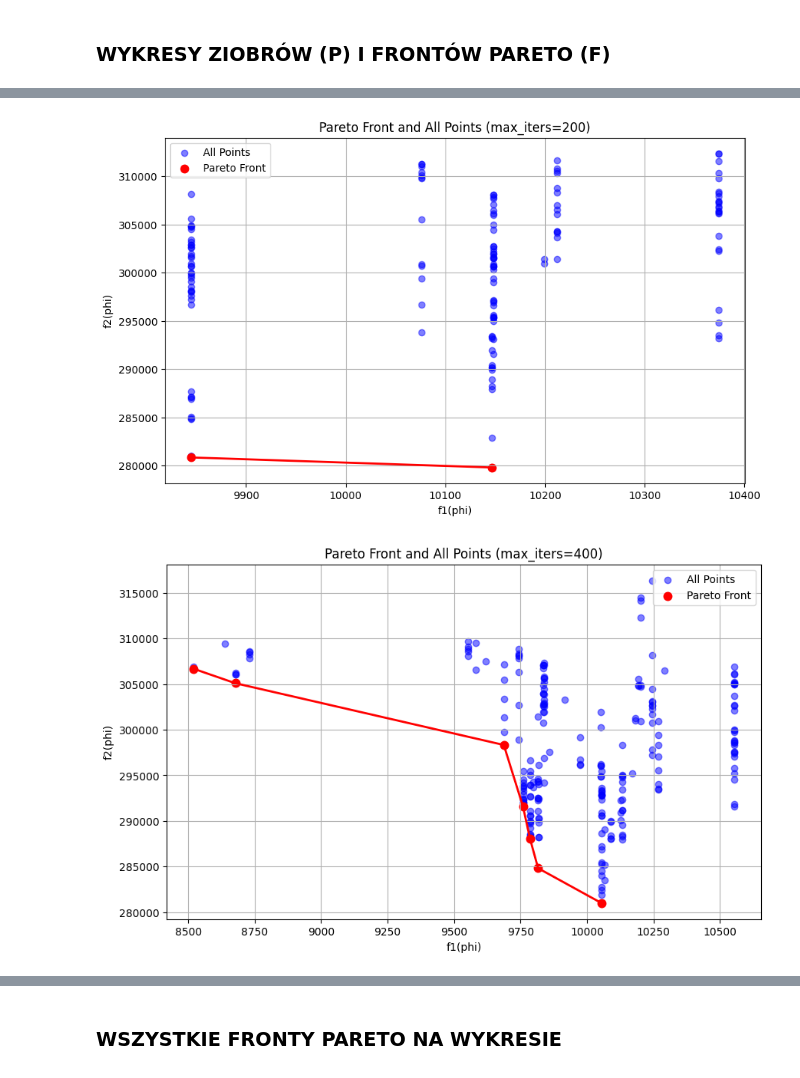
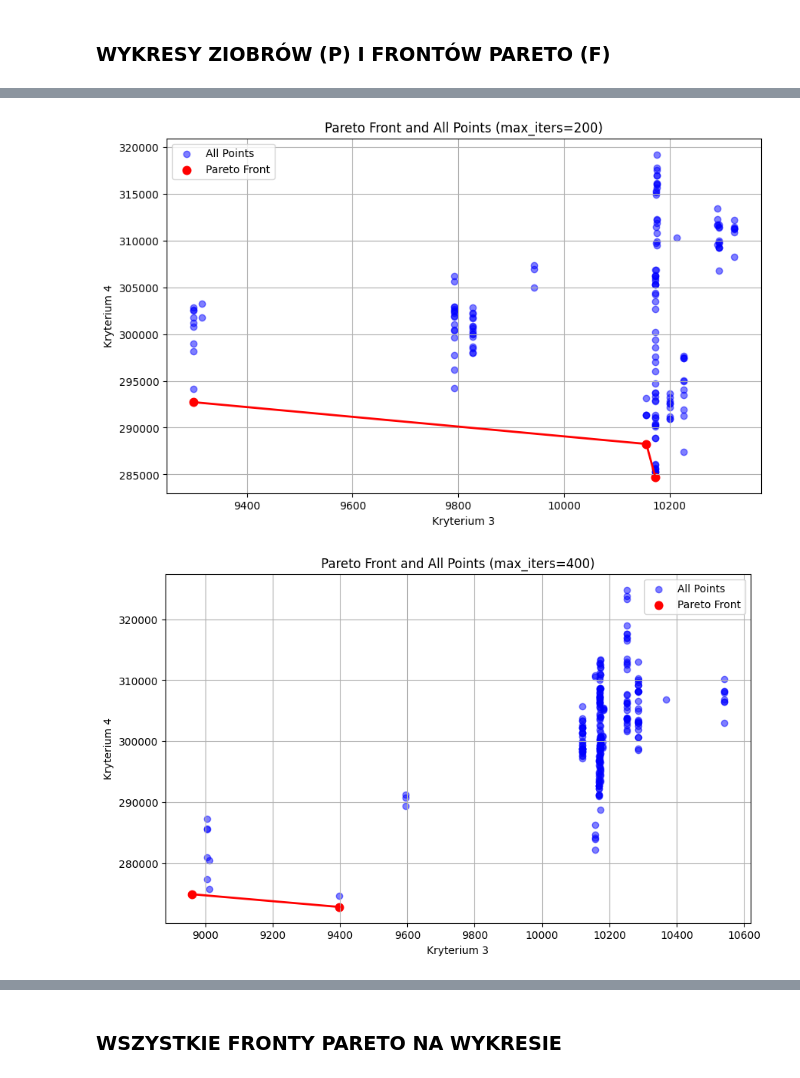
Before and after one commit to CenturionTheMan/OptimizationLabs, a Jupyter notebook: lab7/zad.ipynb, the cells around one changed output, grey strips where cells are left out. Drawn from its saved outputs; the diff is of its cells as text; code cells hidden in the pictures.

```diff
--- a/lab7/zad.ipynb
+++ b/lab7/zad.ipynb
@@ -128,7 +128,7 @@ class AlgorithmSA:
 ### ZAPISANIE WYNIKÓW - WYWOŁANIE ALGORYTMU
 # %%
 max_iters = [100, 200, 400, 800, 1600]
-REPETITIONS = 10
+REPETITIONS = 50
 
 results = []
 results_for_hvi = [[] for _ in max_iters]
@@ -180,8 +180,8 @@ for iters, F, P in results:
                 s=50, edgecolor='red', linewidth=1.5, marker='o')
     plt.plot(sorted_F[:, 0], sorted_F[:, 1], color='red', linestyle='-', linewidth=2)
 
-    plt.xlabel('f1(phi)')  # or adjust if plotting other criteria
-    plt.ylabel('f2(phi)')  # or adjust if plotting other criteria
+    plt.xlabel('Kryterium 3')
+    plt.ylabel('Kryterium 4')
     plt.title(f'Pareto Front and All Points (max_iters={iters})')
     plt.legend()
     plt.grid(True)
@@ -191,2 +191,2 @@ for iters, F, P in results:
-[figure, old version]
+[figure, new version]
-[figure, old version]
+[figure, new version]
```
Also changed, not shown: parts of 2 cells of this notebook, 2 other files.
